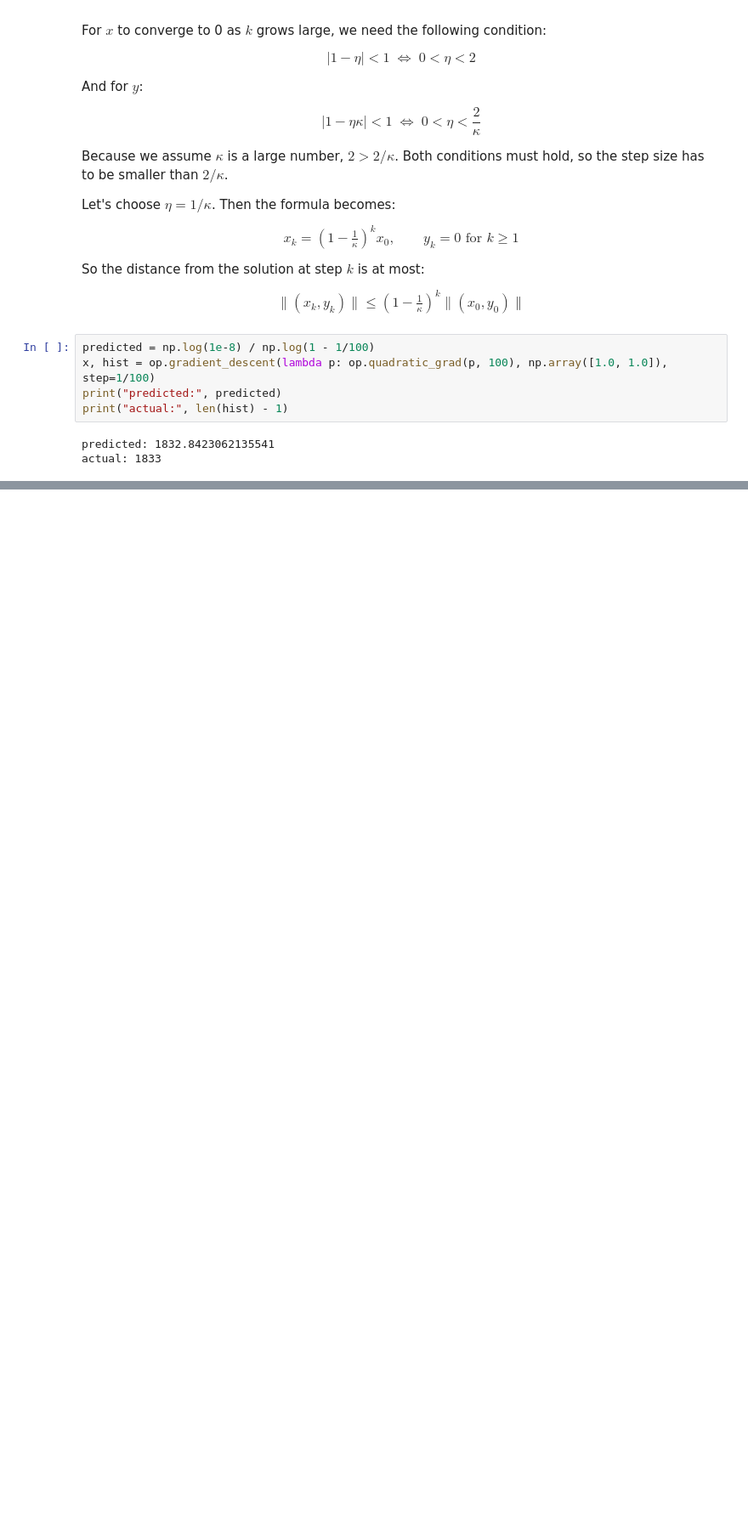
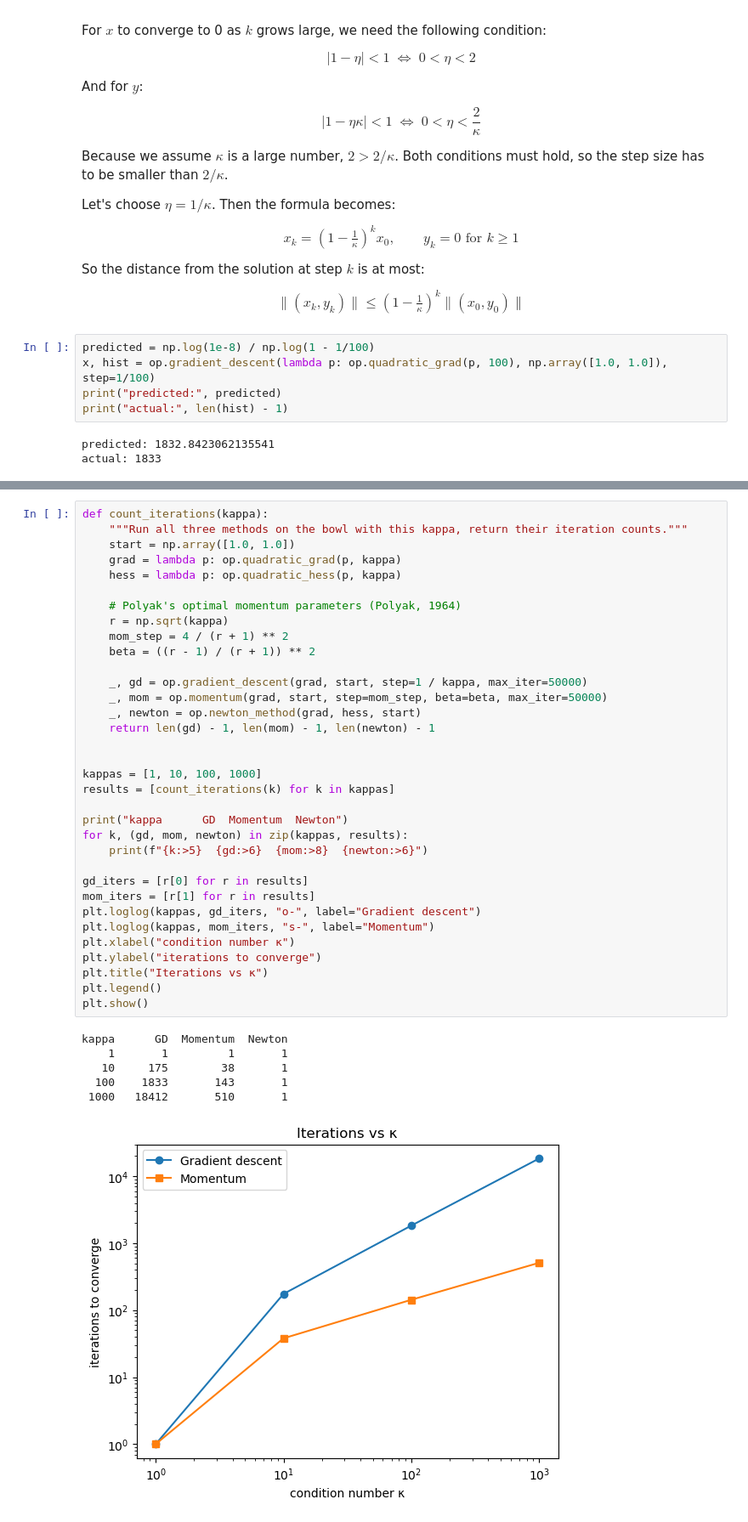
Before and after one commit to CopyPasteExpert/SoftUni-Gradient-Descent, a Jupyter notebook: notebook.ipynb, the cells around one changed output, grey strips where cells are left out. Shown at 85% size. Cells and saved outputs as stored; diff of their text form; blank space fills up the shorter version.

```diff
--- a/notebook.ipynb
+++ b/notebook.ipynb
@@ -100,0 +131,41 @@ So if we compare our Gradient Descent implementation to the predicted steps we g
+# %%
+def count_iterations(kappa):
+    """Run all three methods on the bowl with this kappa, return their iteration counts."""
+    start = np.array([1.0, 1.0])
+    grad = lambda p: op.quadratic_grad(p, kappa)
+    hess = lambda p: op.quadratic_hess(p, kappa)
+
+    # Polyak's optimal momentum parameters (Polyak, 1964)
+    r = np.sqrt(kappa)
+    mom_step = 4 / (r + 1) ** 2
+    beta = ((r - 1) / (r + 1)) ** 2
+
+    _, gd = op.gradient_descent(grad, start, step=1 / kappa, max_iter=50000)
+    _, mom = op.momentum(grad, start, step=mom_step, beta=beta, max_iter=50000)
+    _, newton = op.newton_method(grad, hess, start)
+    return len(gd) - 1, len(mom) - 1, len(newton) - 1
+
+
+kappas = [1, 10, 100, 1000]
+results = [count_iterations(k) for k in kappas]
+
+print("kappa      GD  Momentum  Newton")
+for k, (gd, mom, newton) in zip(kappas, results):
+    print(f"{k:>5}  {gd:>6}  {mom:>8}  {newton:>6}")
+
+gd_iters = [r[0] for r in results]
+mom_iters = [r[1] for r in results]
+plt.loglog(kappas, gd_iters, "o-", label="Gradient descent")
+plt.loglog(kappas, mom_iters, "s-", label="Momentum")
+plt.xlabel("condition number κ")
+plt.ylabel("iterations to converge")
+plt.title("Iterations vs κ")
+plt.legend()
+plt.show()
+# %% [output]
+kappa      GD  Momentum  Newton
+    1       1         1       1
+   10     175        38       1
+  100    1833       143       1
+ 1000   18412       510       1
+[figure, added]
```
Also changed, not shown: parts of 6 cells of this notebook.
